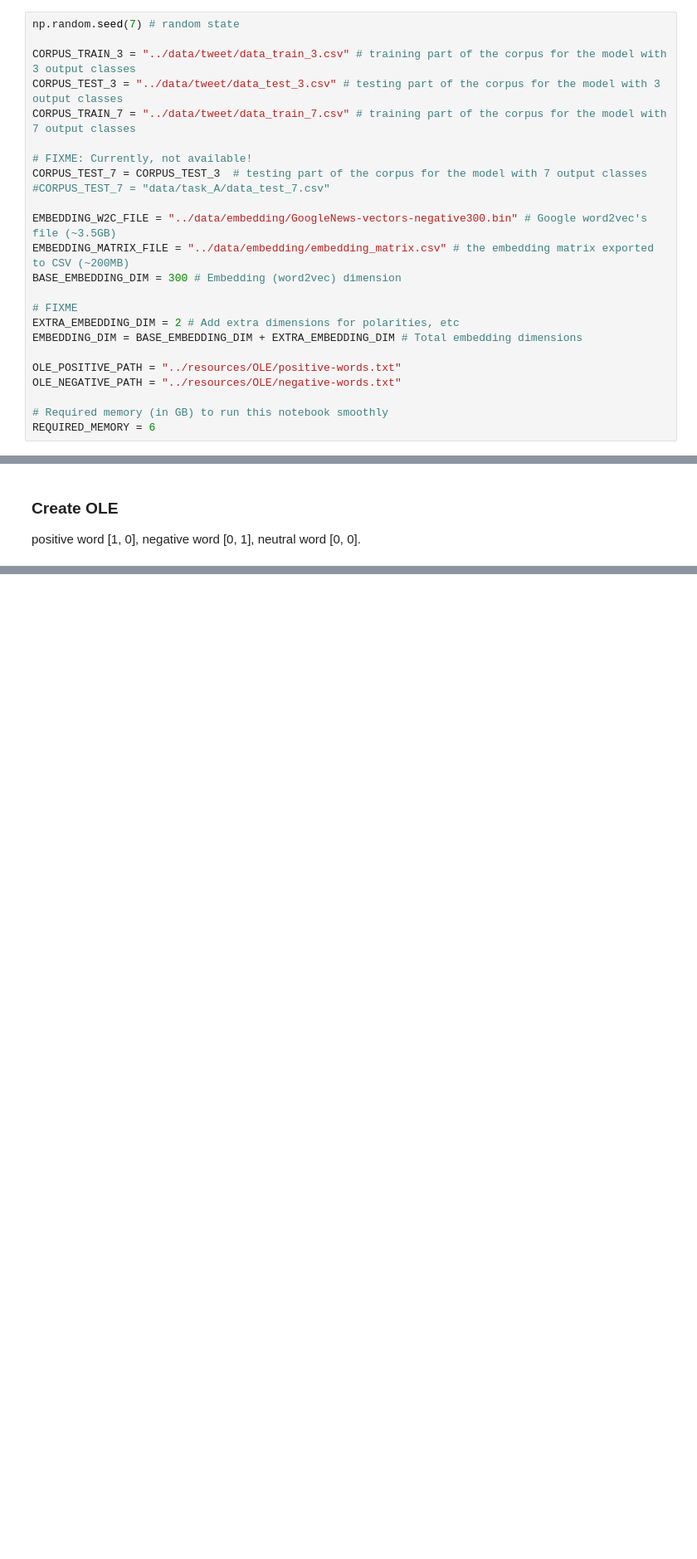
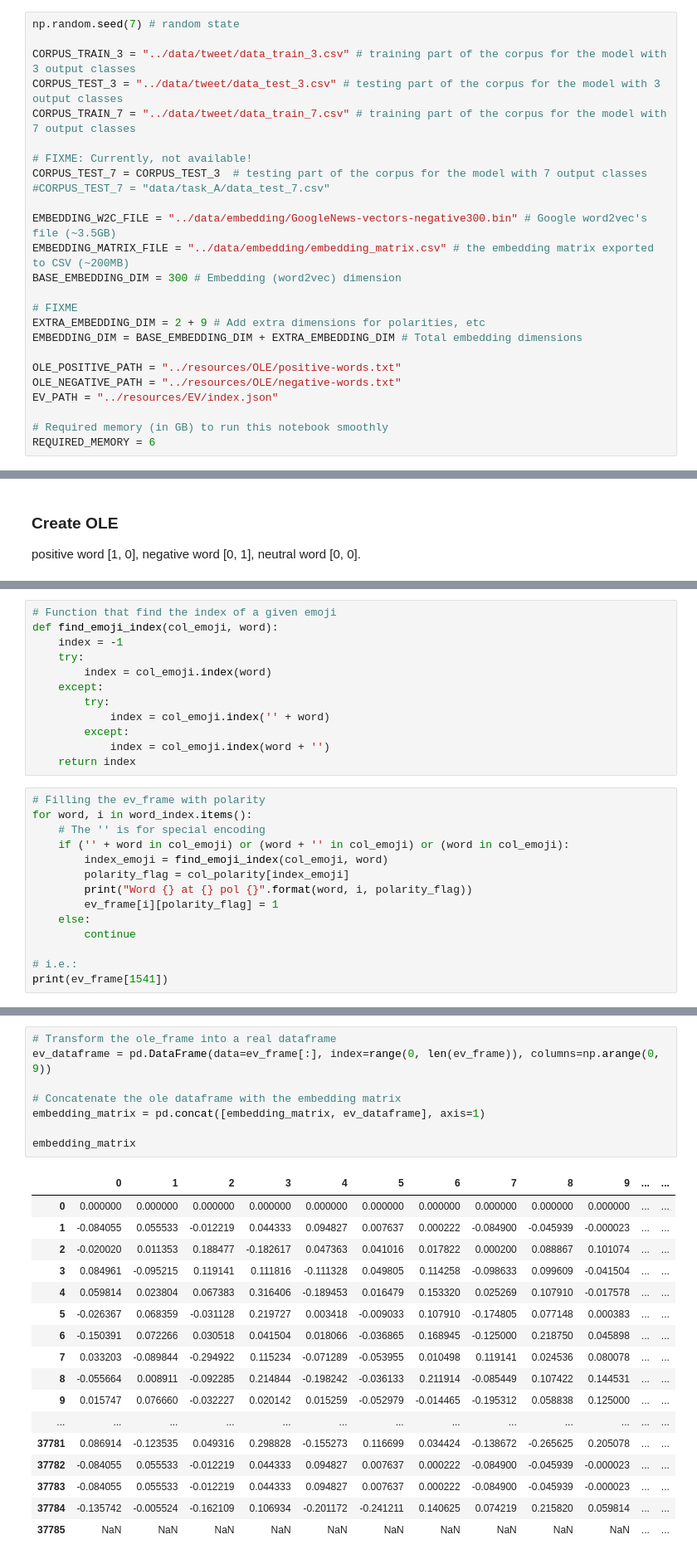
Before and after one commit to Bensabat/Tweets-Sentiment-Analysis, a Jupyter notebook: src/train.ipynb, the cells around one changed output, grey strips where cells are left out. Shown at 83% size. Saved outputs shown, nothing was run; the diff lists cells and outputs as text; blank space fills up the shorter version.

Commit message:
Add EV source and resource

```diff
--- a/src/train.ipynb
+++ b/src/train.ipynb
@@ -58,11 +60,12 @@ EMBEDDING_MATRIX_FILE = "../data/embedding/embedding_matrix.csv" # the embedding
 BASE_EMBEDDING_DIM = 300 # Embedding (word2vec) dimension
 
 # FIXME
-EXTRA_EMBEDDING_DIM = 2 # Add extra dimensions for polarities, etc
+EXTRA_EMBEDDING_DIM = 2 + 9 # Add extra dimensions for polarities, etc
 EMBEDDING_DIM = BASE_EMBEDDING_DIM + EXTRA_EMBEDDING_DIM # Total embedding dimensions
 
 OLE_POSITIVE_PATH = "../resources/OLE/positive-words.txt"
 OLE_NEGATIVE_PATH = "../resources/OLE/negative-words.txt"
+EV_PATH = "../resources/EV/index.json"
 
 # Required memory (in GB) to run this notebook smoothly
 REQUIRED_MEMORY = 6
@@ -289,0 +272,26 @@ embedding_matrix
+# %%
+# Function that find the index of a given emoji
+def find_emoji_index(col_emoji, word):
+    index = -1
+    try:
+        index = col_emoji.index(word)
+    except:
+        try:
+            index = col_emoji.index('️' + word)
+        except:
+            index = col_emoji.index(word + '️')
+    return index
+# %%
+# Filling the ev_frame with polarity
+for word, i in word_index.items():
+    # The '' is for special encoding
+    if ('️' + word in col_emoji) or (word + '️' in col_emoji) or (word in col_emoji):
+        index_emoji = find_emoji_index(col_emoji, word)
+        polarity_flag = col_polarity[index_emoji]
+        print("Word {} at {} pol {}".format(word, i, polarity_flag))
+        ev_frame[i][polarity_flag] = 1
+    else:
+        continue
+
+# i.e.:
+print(ev_frame[1541])
@@ -289,0 +316,26 @@ embedding_matrix
+# %%
+# Transform the ole_frame into a real dataframe
+ev_dataframe = pd.DataFrame(data=ev_frame[:], index=range(0, len(ev_frame)), columns=np.arange(0, 9))
+
+# Concatenate the ole dataframe with the embedding matrix
+embedding_matrix = pd.concat([embedding_matrix, ev_dataframe], axis=1)
+
+embedding_matrix
+# %% [output]
+|  | 0 | 1 | 2 | 3 | 4 | 5 | 6 | 7 | 8 | 9 | ... | ... |
+| 0 | 0.000000 | 0.000000 | 0.000000 | 0.000000 | 0.000000 | 0.000000 | 0.000000 | 0.000000 | 0.000000 | 0.000000 | ... | ... |
+| 1 | -0.084055 | 0.055533 | -0.012219 | 0.044333 | 0.094827 | 0.007637 | 0.000222 | -0.084900 | -0.045939 | -0.000023 | ... | ... |
+| 2 | -0.020020 | 0.011353 | 0.188477 | -0.182617 | 0.047363 | 0.041016 | 0.017822 | 0.000200 | 0.088867 | 0.101074 | ... | ... |
+| 3 | 0.084961 | -0.095215 | 0.119141 | 0.111816 | -0.111328 | 0.049805 | 0.114258 | -0.098633 | 0.099609 | -0.041504 | ... | ... |
+| 4 | 0.059814 | 0.023804 | 0.067383 | 0.316406 | -0.189453 | 0.016479 | 0.153320 | 0.025269 | 0.107910 | -0.017578 | ... | ... |
+| 5 | -0.026367 | 0.068359 | -0.031128 | 0.219727 | 0.003418 | -0.009033 | 0.107910 | -0.174805 | 0.077148 | 0.000383 | ... | ... |
+| 6 | -0.150391 | 0.072266 | 0.030518 | 0.041504 | 0.018066 | -0.036865 | 0.168945 | -0.125000 | 0.218750 | 0.045898 | ... | ... |
+| 7 | 0.033203 | -0.089844 | -0.294922 | 0.115234 | -0.071289 | -0.053955 | 0.010498 | 0.119141 | 0.024536 | 0.080078 | ... | ... |
+| 8 | -0.055664 | 0.008911 | -0.092285 | 0.214844 | -0.198242 | -0.036133 | 0.211914 | -0.085449 | 0.107422 | 0.144531 | ... | ... |
+| 9 | 0.015747 | 0.076660 | -0.032227 | 0.020142 | 0.015259 | -0.052979 | -0.014465 | -0.195312 | 0.058838 | 0.125000 | ... | ... |
+| ... | ... | ... | ... | ... | ... | ... | ... | ... | ... | ... | ... | ... |
+| 37781 | 0.086914 | -0.123535 | 0.049316 | 0.298828 | -0.155273 | 0.116699 | 0.034424 | -0.138672 | -0.265625 | 0.205078 | ... | ... |
+| 37782 | -0.084055 | 0.055533 | -0.012219 | 0.044333 | 0.094827 | 0.007637 | 0.000222 | -0.084900 | -0.045939 | -0.000023 | ... | ... |
+| 37783 | -0.084055 | 0.055533 | -0.012219 | 0.044333 | 0.094827 | 0.007637 | 0.000222 | -0.084900 | -0.045939 | -0.000023 | ... | ... |
+| 37784 | -0.135742 | -0.005524 | -0.162109 | 0.106934 | -0.201172 | -0.241211 | 0.140625 | 0.074219 | 0.215820 | 0.059814 | ... | ... |
+| 37785 | NaN | NaN | NaN | NaN | NaN | NaN | NaN | NaN | NaN | NaN | ... | ... |
```
Also changed, not shown: parts of 25 cells of this notebook, 4 other files.
